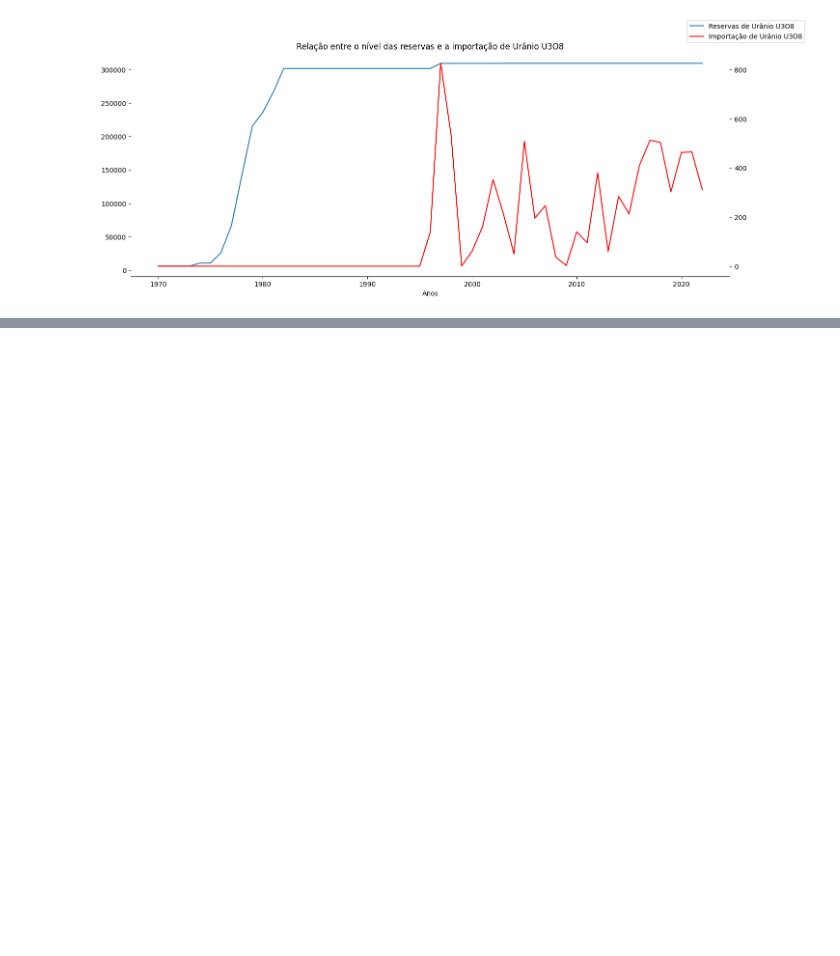
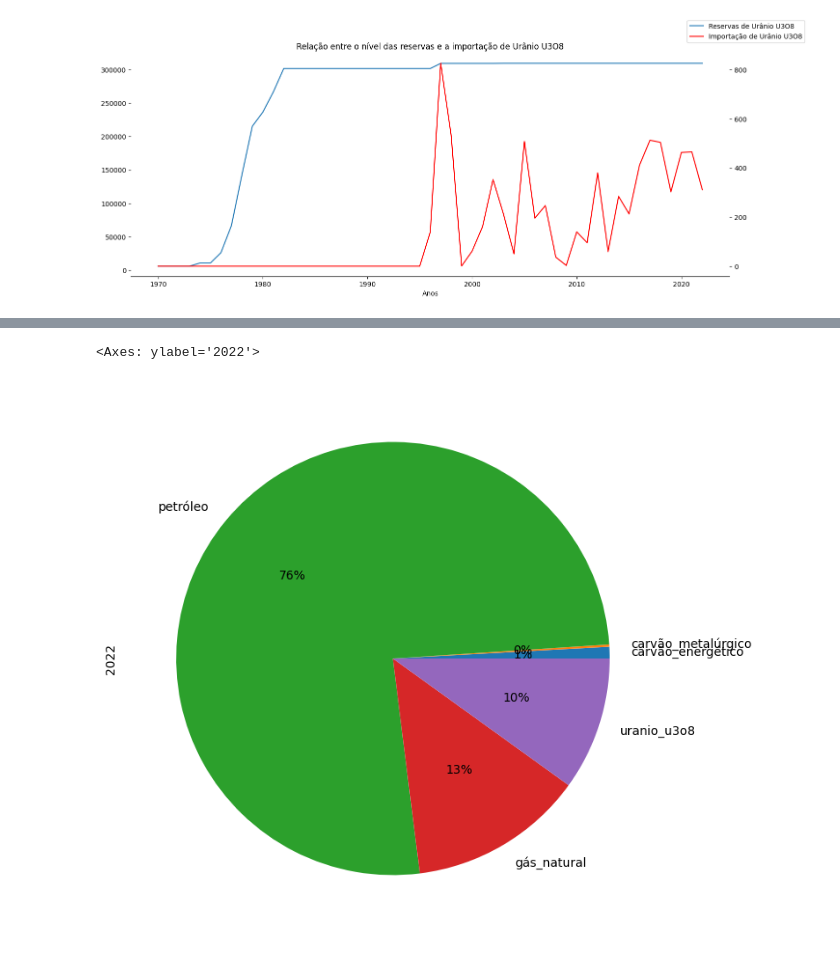
Before and after one commit to scrrpfv/projeto-ip, a Jupyter notebook: Analises/reservas.ipynb, the cells around one changed output, grey strips where cells are left out. Cells and saved outputs as stored; diff of their text form; code cells hidden in the pictures; blank space fills up the shorter version.

```diff
--- a/Analises/reservas.ipynb
+++ b/Analises/reservas.ipynb
@@ -231,0 +242,7 @@ for info in plot_infos:
+# %%
+df_2022 = df.query('ano == 2022')
+df_2022_reservas = df_2022[colunas_reservas]
+df_2022_reservas.iloc[0].plot(kind='pie', figsize=(8,8), autopct='%1.0f%%')
+# %% [output]
+<Axes: ylabel='2022'>
+[figure, added]
```
Also changed, not shown: parts of 7 cells of this notebook, 2 other files.
